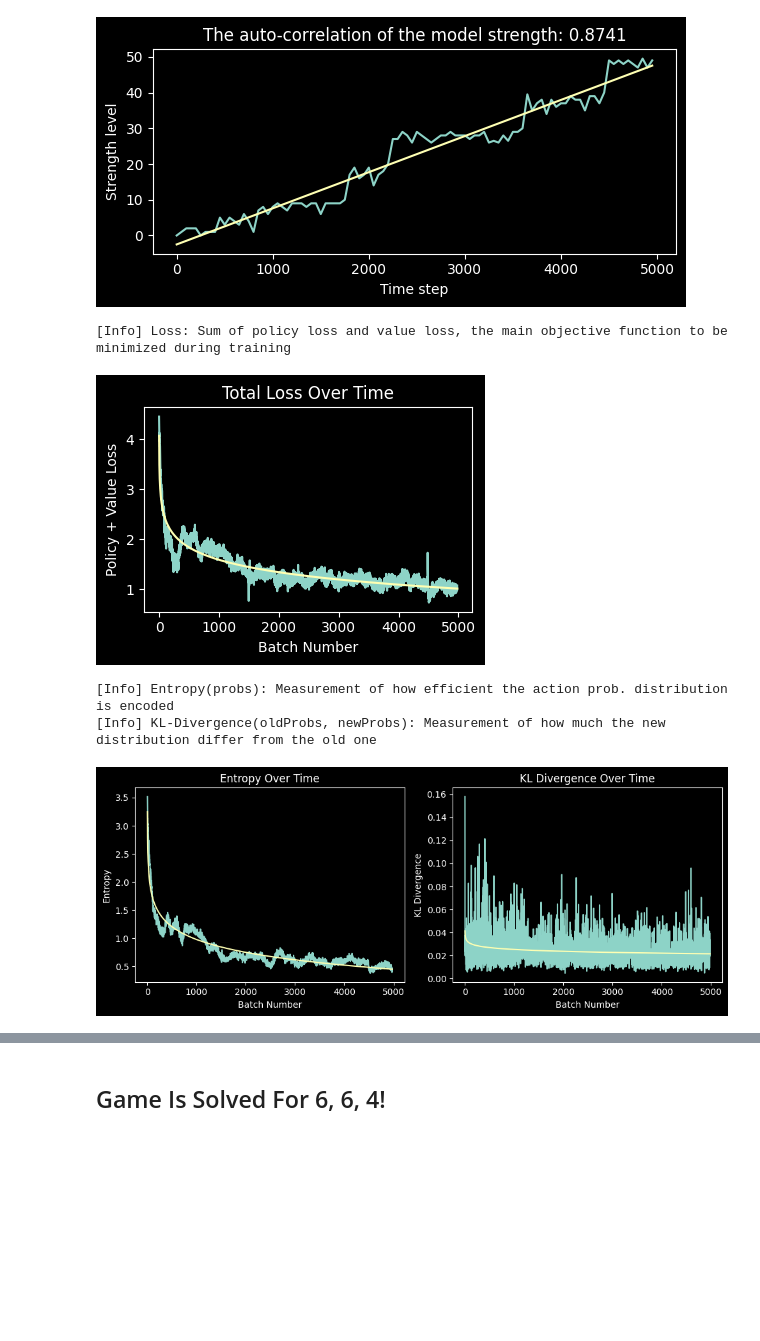
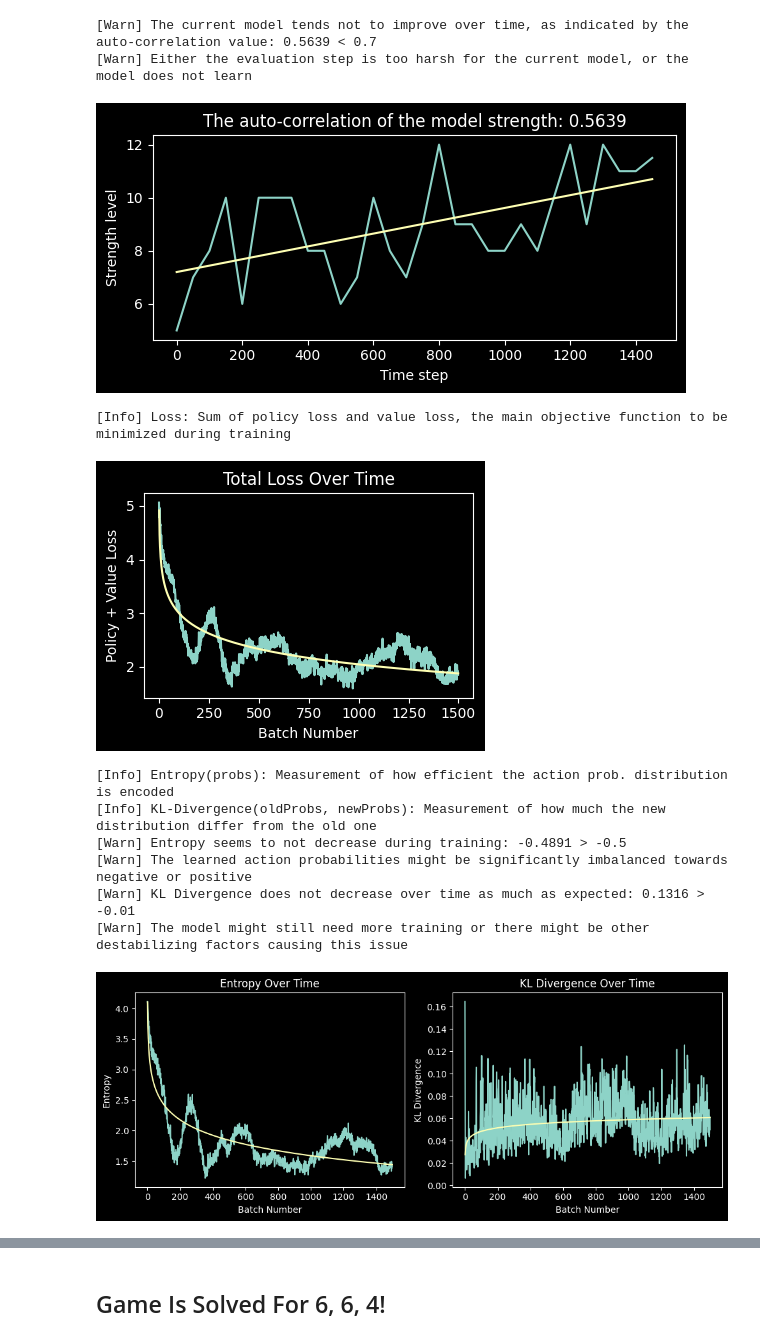
Before and after one commit to yamaceay/gomoku, a Jupyter notebook: stats.ipynb, the cells around one changed output, grey strips where cells are left out. Saved outputs shown, nothing was run; the diff lists cells and outputs as text; code cells hidden in the pictures; blank space fills up the shorter version.

Commit message:
breaking: training format changed

```diff
--- a/stats.ipynb
+++ b/stats.ipynb
@@ -48,51 +48,56 @@ def autocorr(df: pd.DataFrame, f: str) -> float:
 # %%
 SMALL_GAME = (6, 6, 4)
 MEDIUM_GAME = (8, 8, 5)
+LARGE_GAME = (10, 10, 5)
 
 small_net = Policy_Value_Net(
     game_kwargs=SMALL_GAME,
-    model_file=f"_zero/models/best_{SMALL_GAME[0]}_{SMALL_GAME[1]}_{SMALL_GAME[2]}.model",
+    model_file=f"_zero/models/best_{SMALL_GAME[0]}_{SMALL_GAME[1]}_{SMALL_GAME[2]}.model1",
 )
 
 medium_net = Policy_Value_Net(
     game_kwargs=MEDIUM_GAME,
-    model_file=f"_zero/models/best_{MEDIUM_GAME[0]}_{MEDIUM_GAME[1]}_{MEDIUM_GAME[2]}.model",
+    model_file=f"_zero/models/best_{MEDIUM_GAME[0]}_{MEDIUM_GAME[1]}_{MEDIUM_GAME[2]}.model1",
 )
 
 all_players = [
     ("Rand", Rand_Player(), .0),
-    ("Flat", Flat_Player(policy_value_fn=small_net.policy_value_fn_sorted), .0),
-    ("Zero", Deep_Player(iterations=600, policy_value_fn=small_net.policy_value_fn_sorted), .0),
-    ("ZRem", Deep_Player(iterations=600, policy_value_fn=small_net.policy_value_fn_sorted, memory=True), .0),
+    ("Flat", Flat_Player(policy_value_fn=medium_net.policy_value_fn_sorted), .0),
+    ("Zero", Deep_Player(iterations=600, policy_value_fn=medium_net.policy_value_fn_sorted), .0),
+    ("ZRem", Deep_Player(iterations=600, policy_value_fn=medium_net.policy_value_fn_sorted, memory=True), .0),
     ("UCT1", Deep_Player(iterations=1000), .0),
     ("UCT3", Deep_Player(iterations=3000), .0),
     ("UCT6", Deep_Player(iterations=6000), .0),
 ]
 
-IMG_DIR = "out/6_6_4/"
+IMG_DIR = "out/8_8_5/"
+TIME_DIR = os.path.join(IMG_DIR, "timeseries")
+os.makedirs(TIME_DIR, exist_ok=True)
+COMP_DIR = os.path.join(IMG_DIR, "competition")
+os.makedirs(COMP_DIR, exist_ok=True)
 # %%
 train_keys = {
     "kl": float,
-    "lrMultiplier": float,
+    "lr": float,
     "loss": float,
     "entropy": float,
-    "explVarOld": float,
-    "explVarNew": float,
+    "expl_var": float,
+    "expl_var_diff": float,
 }
 
 eval_keys = {
-    "numPlayouts": int,
+    "n_uct": int,
     "win": int,
     "lose": int,
     "tie": int,
-    "avgCurrStarted": float,
+    "first_turn_rate": float,
 }
 # %%
 train_pattern = get_pattern(train_keys)
 eval_pattern = get_pattern(eval_keys)
 
 train_results, eval_results = [], []
-with open("_zero/logs/losses_6_6_4.log", "r") as f:
+with open("_zero/logs/losses.log", "r") as f:
     for line in f.readlines():
         assert line != "", "Empty line"
         train_match = train_pattern.search(line)
@@ -107,8 +112,8 @@ eval_df = create_df(eval_results, eval_keys)
 
 train_df_with_na = train_df.copy(deep=True)
 
-train_df_with_na["explVarOld"] = train_df_with_na["explVarOld"].map(lambda x: x if x > -np.infty else np.nan)
-train_df_with_na["explVarNew"] = train_df_with_na["explVarNew"].map(lambda x: x if x > -np.infty else np.nan)
+train_df_with_na["expl_var"] = train_df_with_na["expl_var"].map(lambda x: x if x > -np.infty else np.nan)
+train_df_with_na["expl_var_diff"] = train_df_with_na["expl_var_diff"].map(lambda x: x if x > -np.infty else np.nan)
 
 train_df = train_df_with_na.dropna()
 # %%
@@ -205,7 +210,7 @@ num_playouts = 1000
 eval_df["batch"] = eval_df.index * eval_checkpoint
 eval_df.set_index("batch", inplace=True)
 
-eval_df["strength"] = (eval_df["win"] + eval_df["tie"] / 2 + (eval_df["numPlayouts"] / num_playouts  - 1) * num_wins).round(2)
+eval_df["strength"] = (eval_df["win"] + eval_df["tie"] / 2 + (eval_df["n_uct"] / num_playouts  - 1) * num_wins).round(2)
 eval_df["strength"] = eval_df["strength"].map(lambda x: 0 if x < 0 else x)
 
 strength_significance = .7
@@ -222,18 +227,20 @@ strength_lr.fit(x_axis, eval_df["strength"].values)
 
 strength_estimator = lambda x: strength_lr.coef_ * x + strength_lr.intercept_
 
-fig, len_axes = plt.subplots(1, 1, figsize=(6, 3))
+fig, axes = plt.subplots(1, 1, figsize=(6, 3))
 
-len_axes = eval_df["strength"].plot(ax=len_axes)
-len_axes.set_title(f"The auto-correlation of the model strength: {strength_corr:.4f}")
-len_axes.plot(x_axis, list(map(strength_estimator, x_axis)))
-len_axes.set_xlabel('Time step')
-len_axes.set_ylabel('Strength level')
+axes = eval_df["strength"].plot(ax=axes)
+axes.set_title(f"The auto-correlation of the model strength: {strength_corr:.4f}")
+axes.plot(x_axis, list(map(strength_estimator, x_axis)))
+axes.set_xlabel('Time step')
+axes.set_ylabel('Strength level')
 
 # plt.show()
 plt.savefig(os.path.join(IMG_DIR, "strength.png"), dpi=300)
 # %% [output]
+[Warn] The current model tends not to improve over time, as indicated by the auto-correlation value: 0.5639 < 0.7
+[Warn] Either the evaluation step is too harsh for the current model, or the model does not learn
-[figure, old version]
+[figure, new version]
 # %%
 # Loss and Learning Rate
 
@@ -253,8 +260,8 @@ loss_lr = LinearRegression()
 loss_lr.fit(np.log(x_axis), train_df["loss"])
 loss_estimator = lambda x: loss_lr.coef_[0] * x + loss_lr.intercept_
 
-fig, len_axes = plt.subplots(1, 1, figsize=(4, 3))
-ax = train_df["loss"].plot(ax=len_axes)
+fig, axes = plt.subplots(1, 1, figsize=(4, 3))
+ax = train_df["loss"].plot(ax=axes)
 ax.set_title("Total Loss Over Time")
 ax.set_xlabel("Batch Number")
 ax.set_ylabel("Policy + Value Loss")
@@ -264,7 +271,7 @@ ax.plot(x_axis, list(map(loss_estimator, np.log(x_axis))))
 plt.savefig(os.path.join(IMG_DIR, 'loss.png'), dpi=300)
 # %% [output]
 [Info] Loss: Sum of policy loss and value loss, the main objective function to be minimized during training
-[figure, old version]
+[figure, new version]
 # %%
 # Measuring Policy Estimation
 
@@ -283,37 +290,41 @@ if entropy_corr > entropy_significance:
 
 if kl_corr > kl_significance:
     print(f"[Warn] KL Divergence does not decrease over time as much as expected: {kl_corr:.4f} > {kl_significance}")
     print(f"[Warn] The model might still need more training or there might be other destabilizing factors causing this issue")
 
 x_axis = np.arange(len(train_df)).reshape(-1, 1) + 1
 
 entropy_lr = LinearRegression()
 entropy_lr.fit(np.log(x_axis), train_df["entropy"].values)
 entropy_estimator = lambda x: entropy_lr.coef_[0] * x + entropy_lr.intercept_
 
 kl_lr = LinearRegression()
 kl_lr.fit(np.log(x_axis), train_df["kl"])
 kl_estimator = lambda x: kl_lr.coef_[0] * x + kl_lr.intercept_
 
-fig, len_axes = plt.subplots(1, 2, figsize=(10, 4))
-ax1 = train_df["entropy"].plot(ax=len_axes[0])
+fig, axes = plt.subplots(1, 2, figsize=(10, 4))
+ax1 = train_df["entropy"].plot(ax=axes[0])
 ax1.set_title("Entropy Over Time")
 ax1.set_xlabel("Batch Number")
 ax1.set_ylabel("Entropy")
 ax1.plot(x_axis, list(map(entropy_estimator, np.log(x_axis))))
 
-ax2 = train_df["kl"].plot(ax=len_axes[1])
+ax2 = train_df["kl"].plot(ax=axes[1])
 ax2.set_title("KL Divergence Over Time")
 ax2.set_xlabel("Batch Number")
 ax2.set_ylabel("KL Divergence")
 ax2.plot(x_axis, list(map(kl_estimator, np.log(x_axis))))
 
 # plt.show()
 plt.savefig(os.path.join(IMG_DIR, 'entropy_kl.png'), dpi=300)
 # %% [output]
 [Info] Entropy(probs): Measurement of how efficient the action prob. distribution is encoded
 [Info] KL-Divergence(oldProbs, newProbs): Measurement of how much the new distribution differ from the old one
+[Warn] Entropy seems to not decrease during training: -0.4891 > -0.5
+[Warn] The learned action probabilities might be significantly imbalanced towards negative or positive
+[Warn] KL Divergence does not decrease over time as much as expected: 0.1316 > -0.01
+[Warn] The model might still need more training or there might be other destabilizing factors causing this issue
-[figure, old version]
+[figure, new version]
 # %%
 # Measuring Value Estimation
 
```
Also changed, not shown: parts of 8 cells of this notebook, 22 other files.
